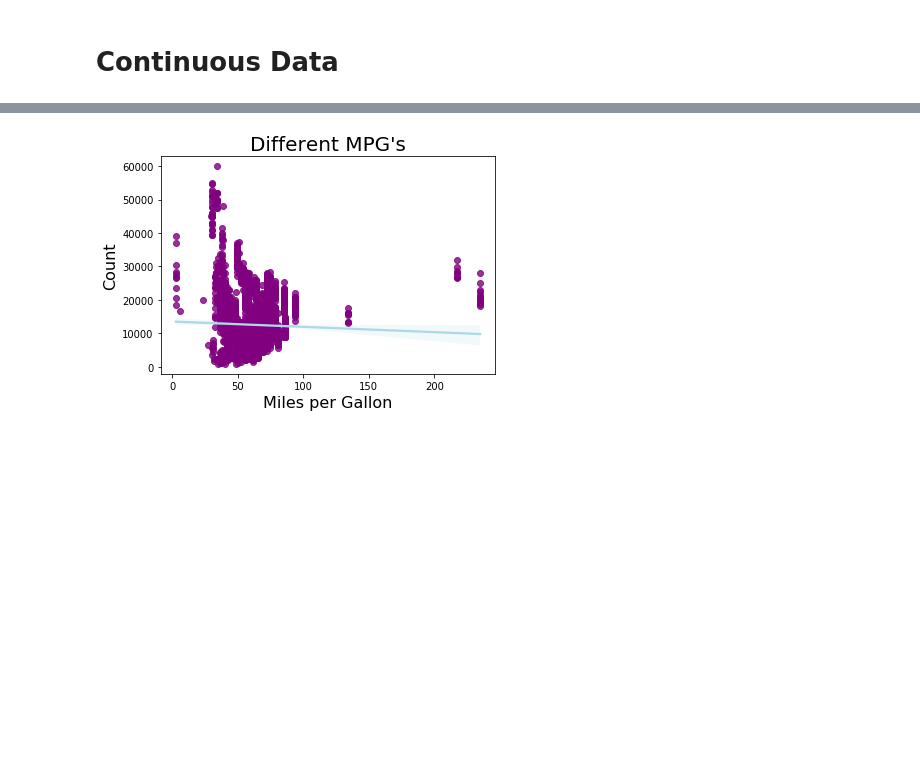
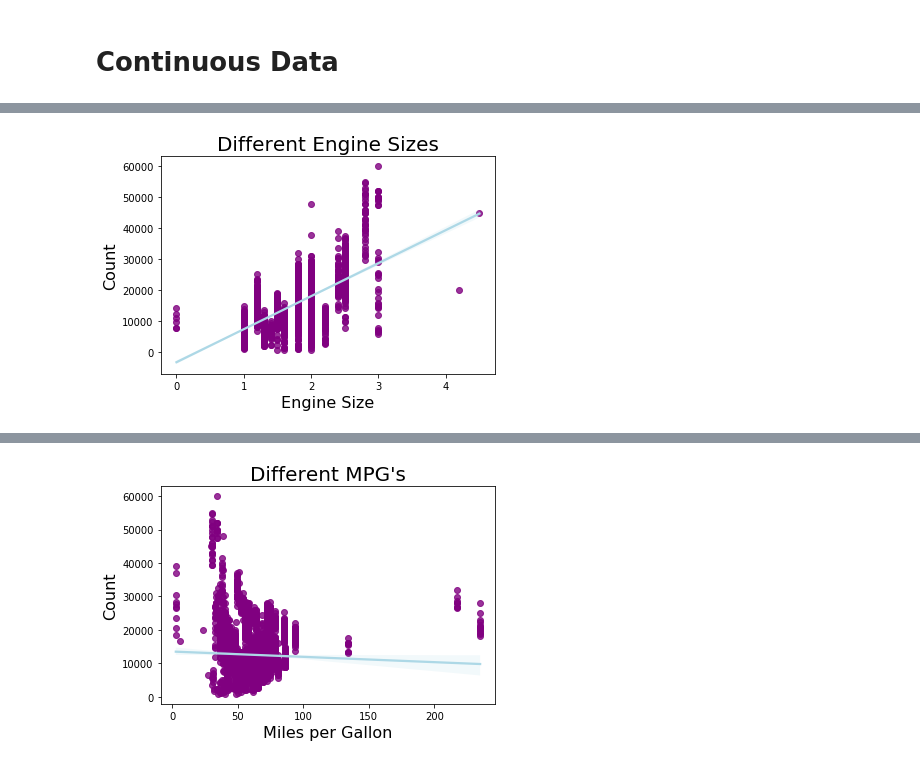
Before and after one commit to twhipple/Used_Car_Price_Regression_Model, a Jupyter notebook: Used_Car_Price_Notebook.ipynb, the cells around one changed output, grey strips where cells are left out. Cells and saved outputs as stored; diff of their text form; code cells hidden in the pictures; blank space fills up the shorter version.

```diff
--- a/Used_Car_Price_Notebook.ipynb
+++ b/Used_Car_Price_Notebook.ipynb
@@ -311,0 +350,9 @@ Name: mpg, Length: 81, dtype: int64
+# %%
+# This regplot shows the direct relationship of price and engine size.
+sns.regplot(data=df, x="engineSize", y="price", scatter_kws={"color": "purple"}, line_kws={"color": "lightblue"})
+plt.xlabel("Engine Size", fontsize = 16)
+plt.ylabel("Count", fontsize = 16)
+plt.title("Different Engine Sizes", fontsize = 20)
+plt.show()
+# %% [output]
+[figure, added]
```
Also changed, not shown: parts of 59 cells of this notebook.
